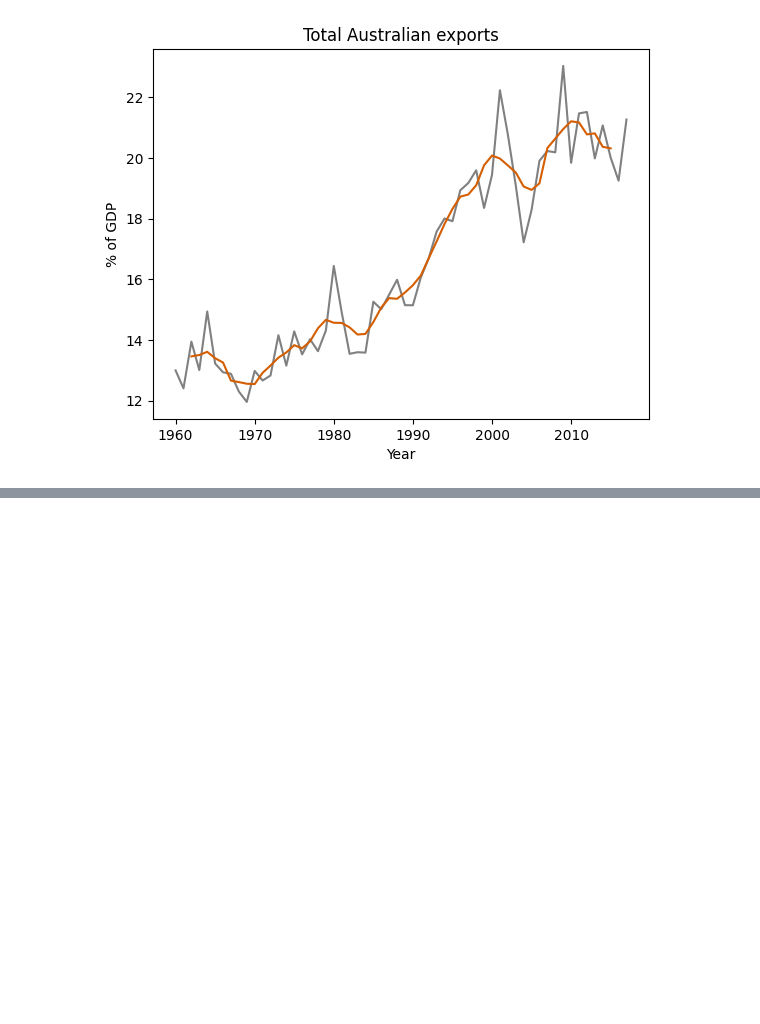
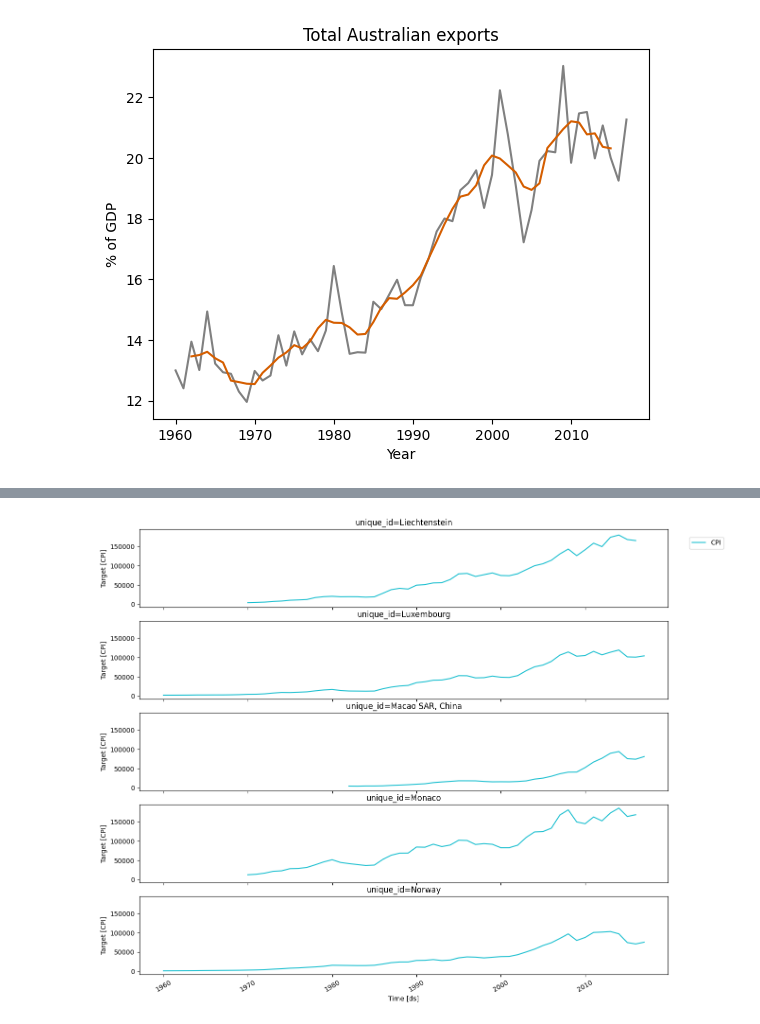
Before and after one commit to zamu-302/Time-series, a Jupyter notebook: Chapter3.ipynb, the cells around one changed output, grey strips where cells are left out. Saved outputs shown, nothing was run; the diff lists cells and outputs as text; code cells hidden in the pictures; blank space fills up the shorter version.

```diff
--- a/Chapter3.ipynb
+++ b/Chapter3.ipynb
@@ -79,0 +82,8 @@ plt.show()
+# %%
+import pandas as pd
+import matplotlib.pyplot as plt
+import seaborn as sns
+from utilsforecast.plotting import plot_series
+
+df=pd.read_csv("data/global_economy.csv",parse_dates=['ds'])
+df.head()
@@ -79,0 +97,3 @@ plt.show()
+# %%
+df['CPI']=df['GDP']/df['Population']
+df['unique_id'].unique()
@@ -79,0 +129,8 @@ plt.show()
+# %%
+target=['Monaco','Liechtenstein','Luxembourg','Norway','Macao SAR, China']
+top_5_CPI=df.loc[lambda x:x['unique_id'].isin(target)]
+fig,ax=plt.subplots(nrows=5,figsize=(12,10),sharey=True,sharex=True)
+plt.tight_layout()
+plot_series(top_5_CPI,target_col="CPI",ax=ax)
+# %% [output]
+[figure, added]
```
Also changed, not shown: parts of 5 cells of this notebook.
